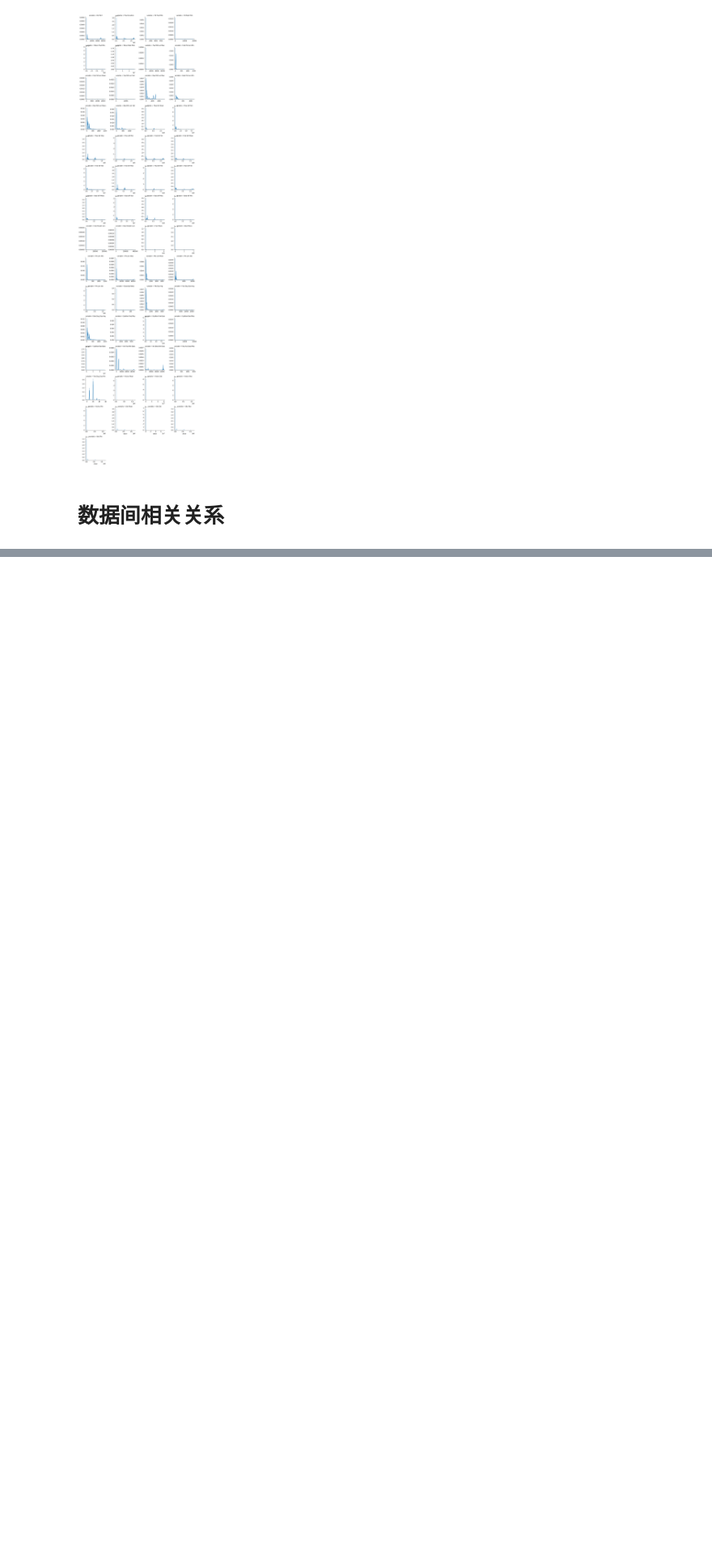
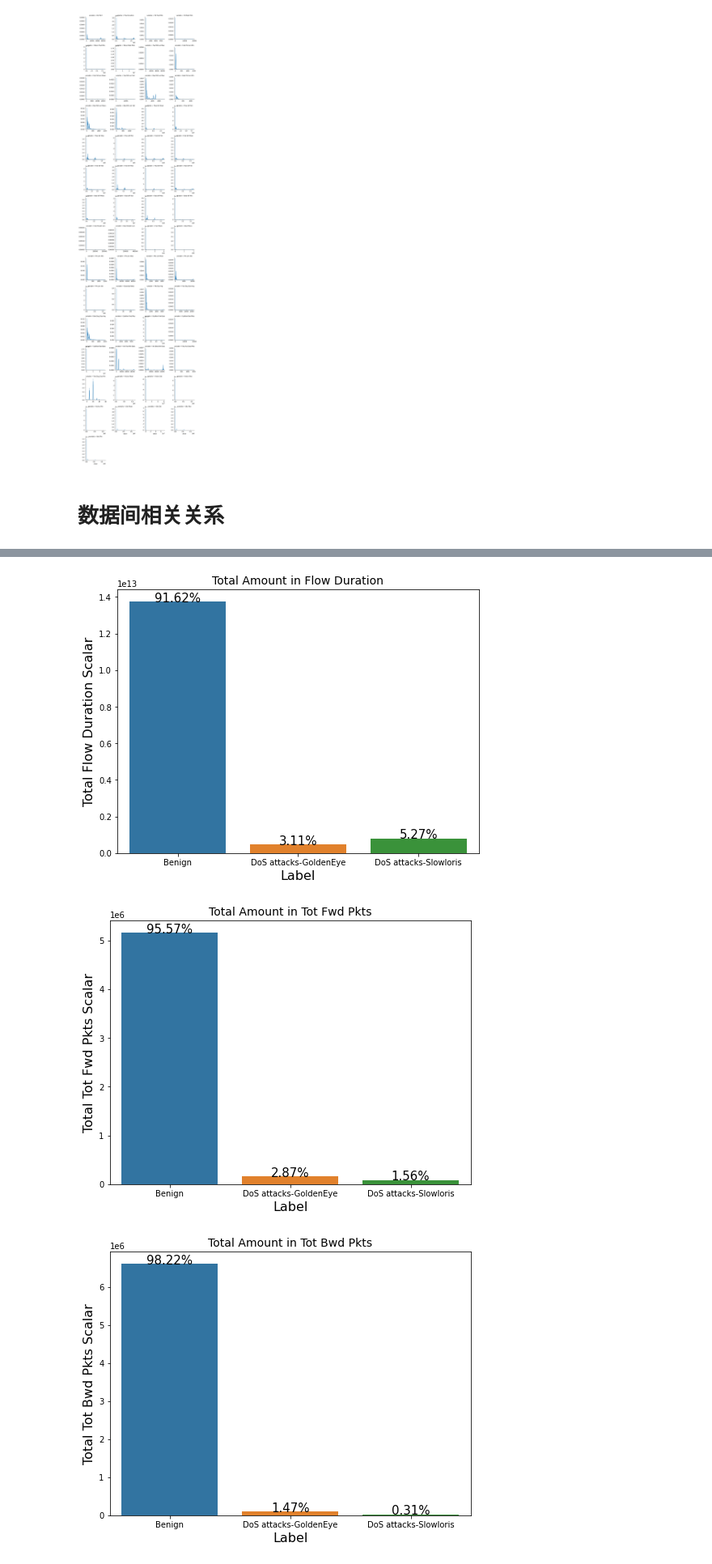
Before and after one commit to Bil369/IDS2018-DDoS-Traffic-Classify, a Jupyter notebook: EDA.ipynb, the cells around one changed output, grey strips where cells are left out. Shown at 81% size. Saved outputs shown, nothing was run; the diff lists cells and outputs as text; code cells hidden in the pictures; blank space fills up the shorter version.

```diff
--- a/EDA.ipynb
+++ b/EDA.ipynb
@@ -335,0 +343,19 @@ plt.show()
+# %%
+for fea in ['Flow Duration', 'Tot Fwd Pkts', 'Tot Bwd Pkts', 'TotLen Fwd Pkts', 'TotLen Bwd Pkts', 'Fwd Header Len', 'Bwd Header Len',
+            'Init Fwd Win Byts', 'Init Bwd Win Byts', 'Fwd Act Data Pkts']:
+    plt.figure(figsize=(8, 6))
+    total_fea = data.groupby(['Label'])[fea].sum().sum()
+    percent_fea = data.groupby(['Label'])[fea].sum()
+    percent_fea = percent_fea.reset_index()
+    plot_per = sns.barplot(x='Label', y=fea, dodge=True, data=percent_fea)
+    plot_per.set_title('Total Amount in ' + fea, fontsize=14)
+    plot_per.set_xlabel('Label', fontsize=16)
+    plot_per.set_ylabel('Total '+ fea + ' Scalar', fontsize=16)
+    for p in plot_per.patches:
+        height = p.get_height()
+        plot_per.text(p.get_x() + p.get_width() / 2, height + 3, '{0:.2f}%'.format(height / total_fea * 100), ha='center', fontsize=15)
+    plt.show()
+# %% [output]
+[figure, added]
+[figure, added]
+[figure, added]
```
Also changed, not shown: parts of 14 cells of this notebook, 2 other files.
